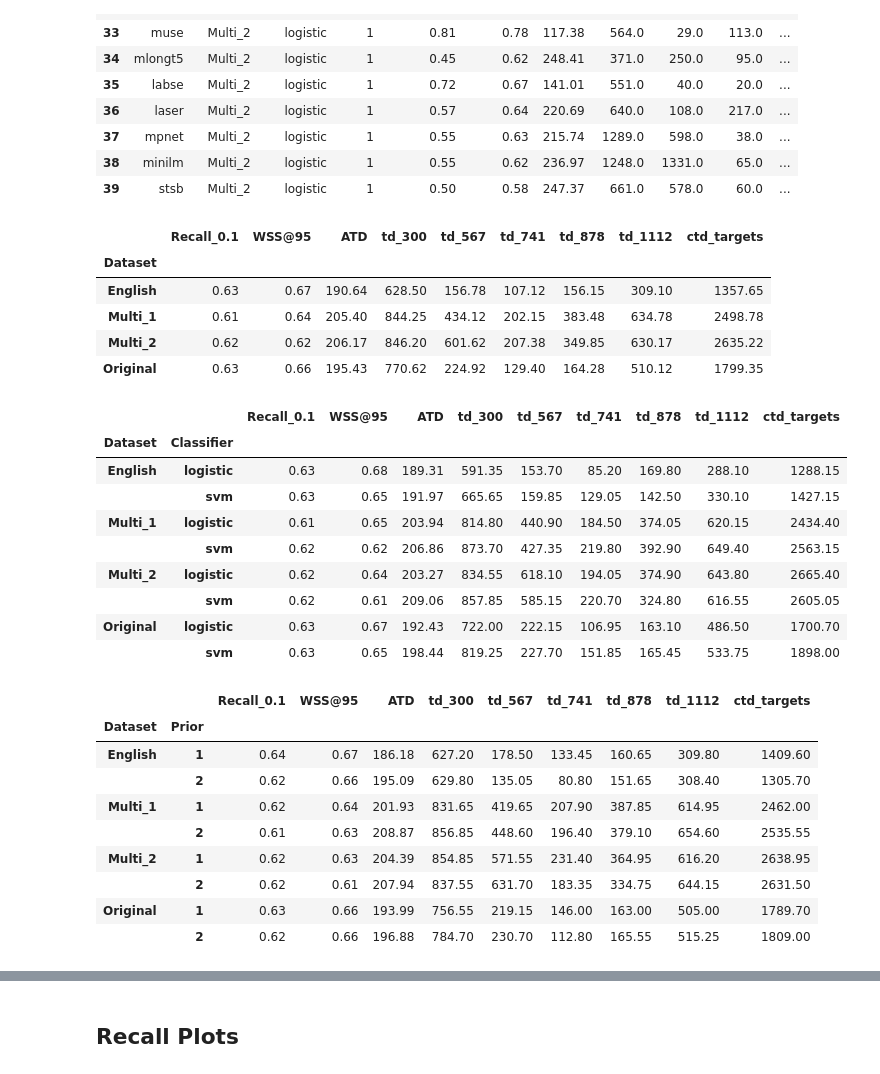
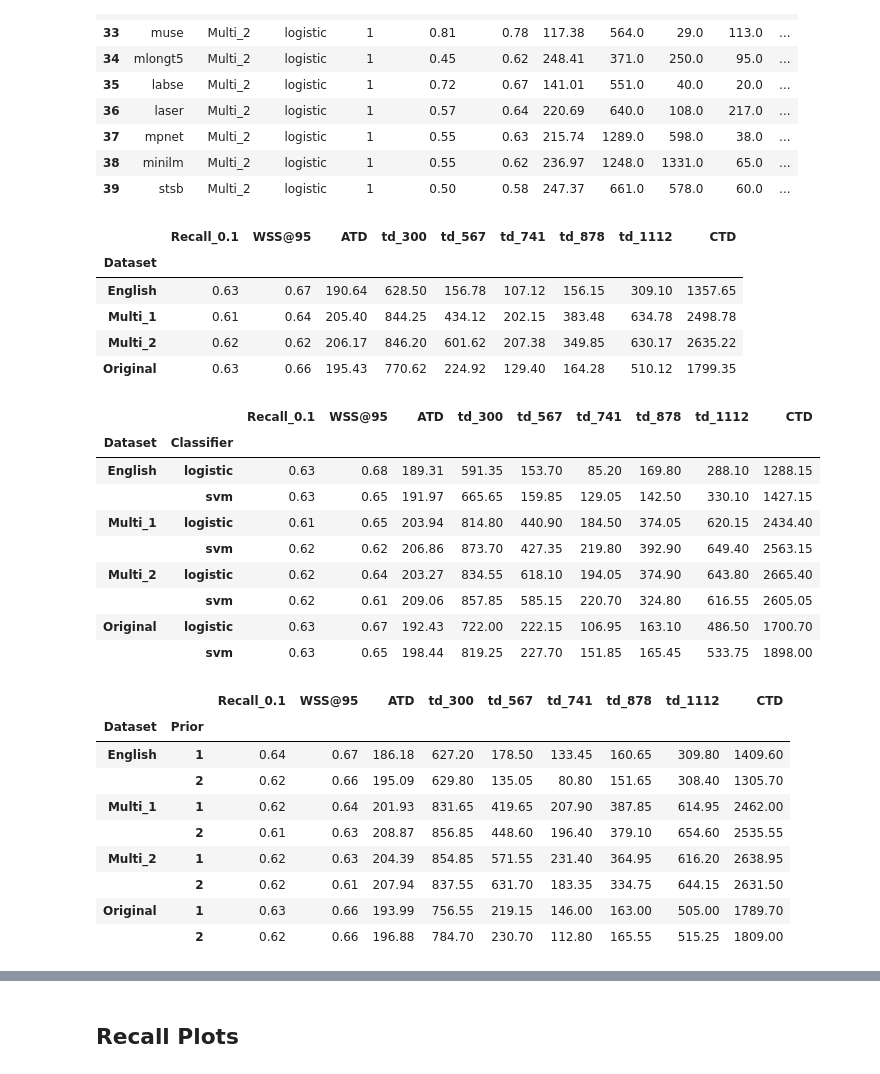
Before and after one commit to Robdboer/Multilingual-Feature-Extractors-Study, a Jupyter notebook: scripts/Simulation Results.ipynb, the cells around one changed output, grey strips where cells are left out. Drawn from its saved outputs; the diff is of its cells as text; code cells hidden in the pictures.

```diff
--- a/scripts/Simulation Results.ipynb
+++ b/scripts/Simulation Results.ipynb
@@ -46,6 +49,7 @@ for prior in prior_knowledge:
 # %% [markdown]
 # Extract statefiles into df
 # %%
+#Create a dataframe containing all important simulation results and metrics
 metrics_df = pd.DataFrame()
 for prior in prior_knowledge:
     for classifier in classifiers:
@@ -66,7 +70,7 @@ for prior in prior_knowledge:
                                 row[str(item.get('title'))+'_'+str(value[0])] = value[1]
                 metrics_df = metrics_df.append(row, ignore_index = True)
 metrics_df = metrics_df.rename(columns={"Average time to discovery": "ATD", "Work Saved over Sampling_0.95": "WSS@95"})
-metrics_df['ctd_targets'] = metrics_df['td_300'] + metrics_df['td_567'] + metrics_df['td_741'] + metrics_df['td_878'] + metrics_df['td_1112']
+metrics_df['CTD'] = metrics_df['td_300'] + metrics_df['td_567'] + metrics_df['td_741'] + metrics_df['td_878'] + metrics_df['td_1112']
 metrics_df
 # %% [output]
 |  | ATD | Classifier | Dataset | Extra Relevant record Found_0.1 | Model | Prior | Recall_0.1 | Recall_0.25 | ... |
@@ -125,22 +131,22 @@ sim[['Model', 'Dataset', 'Classifier', 'Prior',
 | 38 | minilm | Multi_2 | logistic | 1 | 0.55 | 0.62 | 236.97 | 1248.0 | 1331.0 | 65.0 | ... |
 | 39 | stsb | Multi_2 | logistic | 1 | 0.50 | 0.58 | 247.37 | 661.0 | 578.0 | 60.0 | ... |
 # %%
-#Average grouped by dataset
+#Average grouped by dataset table
 sim = metrics_df
-sim.groupby(['Dataset'])['Recall_0.1', 'WSS@95', 'ATD', 'td_300', 'td_567', 'td_741', 'td_878', 'td_1112', 'ctd_targets'].mean().round(2)
+sim.groupby(['Dataset'])['Recall_0.1', 'WSS@95', 'ATD', 'td_300', 'td_567', 'td_741', 'td_878', 'td_1112', 'CTD'].mean().round(2)
 # %% [output]
-|  | Recall_0.1 | WSS@95 | ATD | td_300 | td_567 | td_741 | td_878 | td_1112 | ctd_targets |
+|  | Recall_0.1 | WSS@95 | ATD | td_300 | td_567 | td_741 | td_878 | td_1112 | CTD |
 | Dataset |  |  |  |  |  |  |  |  |  |
 | English | 0.63 | 0.67 | 190.64 | 628.50 | 156.78 | 107.12 | 156.15 | 309.10 | 1357.65 |
 | Multi_1 | 0.61 | 0.64 | 205.40 | 844.25 | 434.12 | 202.15 | 383.48 | 634.78 | 2498.78 |
 | Multi_2 | 0.62 | 0.62 | 206.17 | 846.20 | 601.62 | 207.38 | 349.85 | 630.17 | 2635.22 |
 | Original | 0.63 | 0.66 | 195.43 | 770.62 | 224.92 | 129.40 | 164.28 | 510.12 | 1799.35 |
 # %%
-#Average grouped by dataset and classifier
+#Average grouped by dataset and classifier table
 sim = metrics_df
-sim.groupby(['Dataset', 'Classifier'])['Recall_0.1', 'WSS@95', 'ATD', 'td_300', 'td_567', 'td_741', 'td_878', 'td_1112', 'ctd_targets'].mean().round(2)
+sim.groupby(['Dataset', 'Classifier'])['Recall_0.1', 'WSS@95', 'ATD', 'td_300', 'td_567', 'td_741', 'td_878', 'td_1112', 'CTD'].mean().round(2)
 # %% [output]
-|  |  | Recall_0.1 | WSS@95 | ATD | td_300 | td_567 | td_741 | td_878 | td_1112 | ctd_targets |
+|  |  | Recall_0.1 | WSS@95 | ATD | td_300 | td_567 | td_741 | td_878 | td_1112 | CTD |
 | Dataset | Classifier |  |  |  |  |  |  |  |  |  |
 | English | logistic | 0.63 | 0.68 | 189.31 | 591.35 | 153.70 | 85.20 | 169.80 | 288.10 | 1288.15 |
 |  | svm | 0.63 | 0.65 | 191.97 | 665.65 | 159.85 | 129.05 | 142.50 | 330.10 | 1427.15 |
@@ -151,11 +157,11 @@ sim.groupby(['Dataset', 'Classifier'])['Recall_0.1', 'WSS@95', 'ATD', 'td_300',
 | Original | logistic | 0.63 | 0.67 | 192.43 | 722.00 | 222.15 | 106.95 | 163.10 | 486.50 | 1700.70 |
 |  | svm | 0.63 | 0.65 | 198.44 | 819.25 | 227.70 | 151.85 | 165.45 | 533.75 | 1898.00 |
 # %%
-#Average grouped by dataset and prior knowledge
+#Average grouped by dataset and prior knowledge table
 sim = metrics_df
-sim.groupby(['Dataset', 'Prior'])['Recall_0.1', 'WSS@95', 'ATD', 'td_300', 'td_567', 'td_741', 'td_878', 'td_1112', 'ctd_targets'].mean().round(2)
+sim.groupby(['Dataset', 'Prior'])['Recall_0.1', 'WSS@95', 'ATD', 'td_300', 'td_567', 'td_741', 'td_878', 'td_1112', 'CTD'].mean().round(2)
 # %% [output]
-|  |  | Recall_0.1 | WSS@95 | ATD | td_300 | td_567 | td_741 | td_878 | td_1112 | ctd_targets |
+|  |  | Recall_0.1 | WSS@95 | ATD | td_300 | td_567 | td_741 | td_878 | td_1112 | CTD |
 | Dataset | Prior |  |  |  |  |  |  |  |  |  |
 | English | 1 | 0.64 | 0.67 | 186.18 | 627.20 | 178.50 | 133.45 | 160.65 | 309.80 | 1409.60 |
 |  | 2 | 0.62 | 0.66 | 195.09 | 629.80 | 135.05 | 80.80 | 151.65 | 308.40 | 1305.70 |
```
Also changed, not shown: parts of 7 cells of this notebook, 1 other file.
